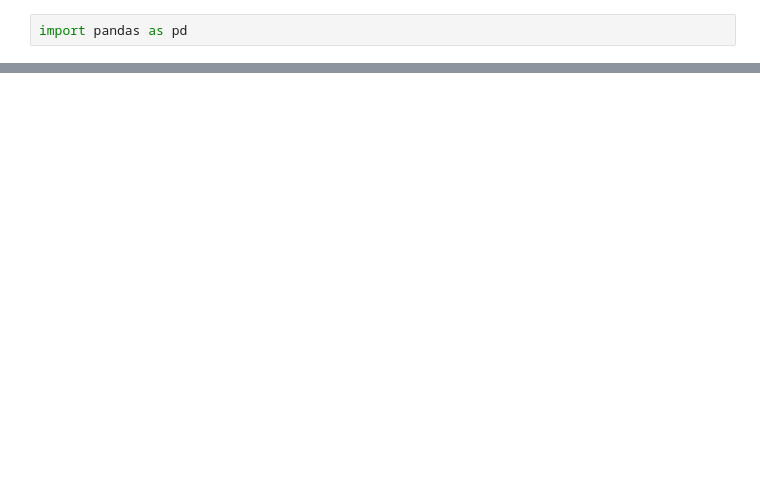
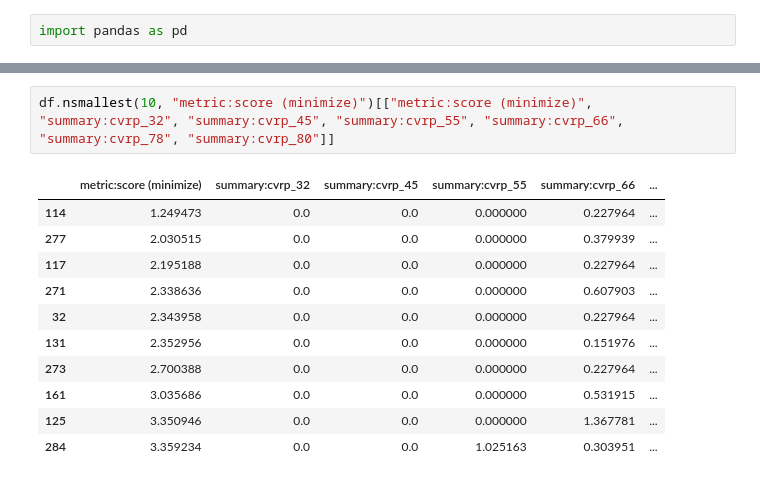
Before and after one commit to Karilli/CVRP-solver, a Jupyter notebook: HPO/view_csv.ipynb, the cells around one changed output, grey strips where cells are left out. Cells and saved outputs as stored; diff of their text form; blank space fills up the shorter version.

```diff
--- a/HPO/view_csv.ipynb
+++ b/HPO/view_csv.ipynb
@@ -38,3 +38,17 @@ UNIQUE = {str(dct): (i, score) for i, (dct, score) in enumerate(CONFIGS[::-1])}
+# %%
+df.nsmallest(10, "metric:score (minimize)")[["metric:score (minimize)", "summary:cvrp_32", "summary:cvrp_45", "summary:cvrp_55", "summary:cvrp_66", "summary:cvrp_78", "summary:cvrp_80"]]
+# %% [output]
+|  | metric:score (minimize) | summary:cvrp_32 | summary:cvrp_45 | summary:cvrp_55 | summary:cvrp_66 | ... |
+| 114 | 1.249473 | 0.0 | 0.0 | 0.000000 | 0.227964 | ... |
+| 277 | 2.030515 | 0.0 | 0.0 | 0.000000 | 0.379939 | ... |
+| 117 | 2.195188 | 0.0 | 0.0 | 0.000000 | 0.227964 | ... |
+| 271 | 2.338636 | 0.0 | 0.0 | 0.000000 | 0.607903 | ... |
+| 32 | 2.343958 | 0.0 | 0.0 | 0.000000 | 0.227964 | ... |
+| 131 | 2.352956 | 0.0 | 0.0 | 0.000000 | 0.151976 | ... |
+| 273 | 2.700388 | 0.0 | 0.0 | 0.000000 | 0.227964 | ... |
+| 161 | 3.035686 | 0.0 | 0.0 | 0.000000 | 0.531915 | ... |
+| 125 | 3.350946 | 0.0 | 0.0 | 0.000000 | 1.367781 | ... |
+| 284 | 3.359234 | 0.0 | 0.0 | 1.025163 | 0.303951 | ... |
 # %%
 df = pd.read_csv('./SMAC-large.csv')
 df = df.loc[df.groupby('summary:config_id')['summary:budget'].idxmax()].reset_index(drop=True)
```
Also changed, not shown: parts of 3 cells of this notebook.
